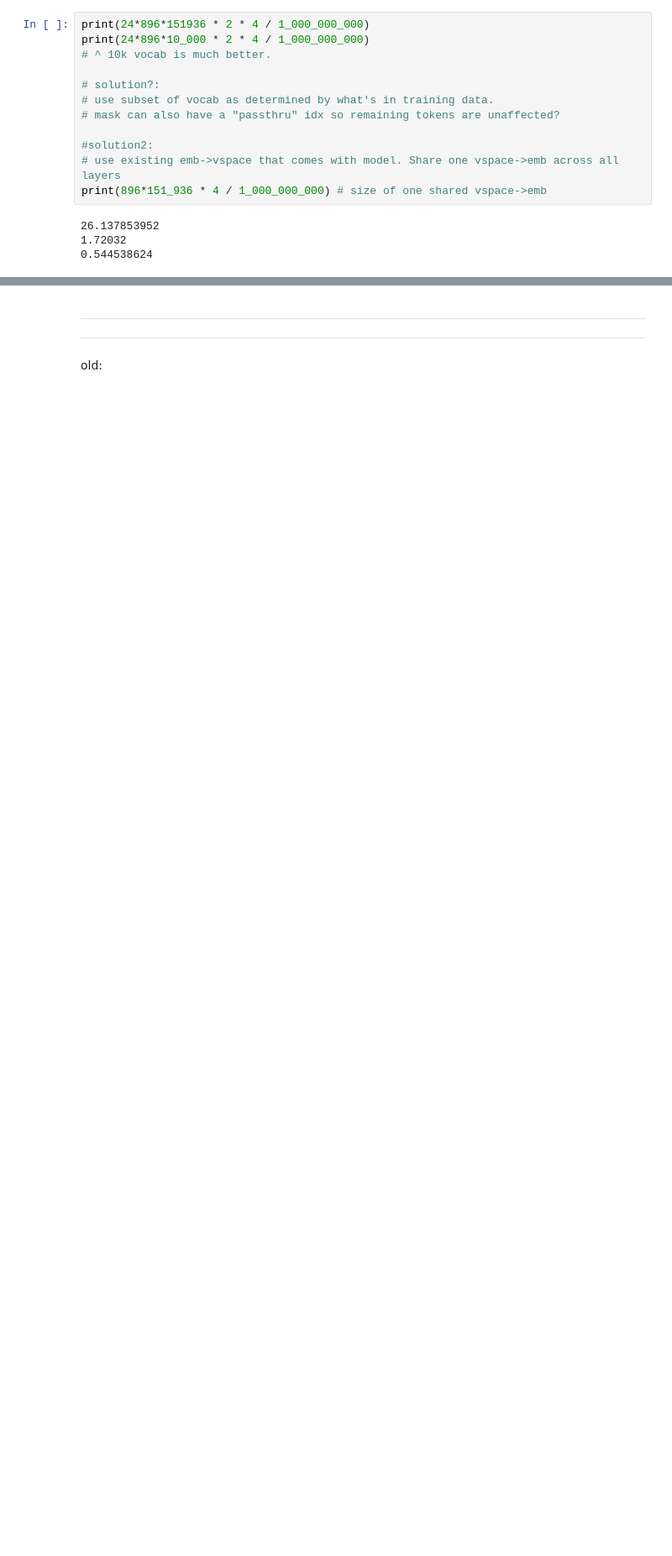
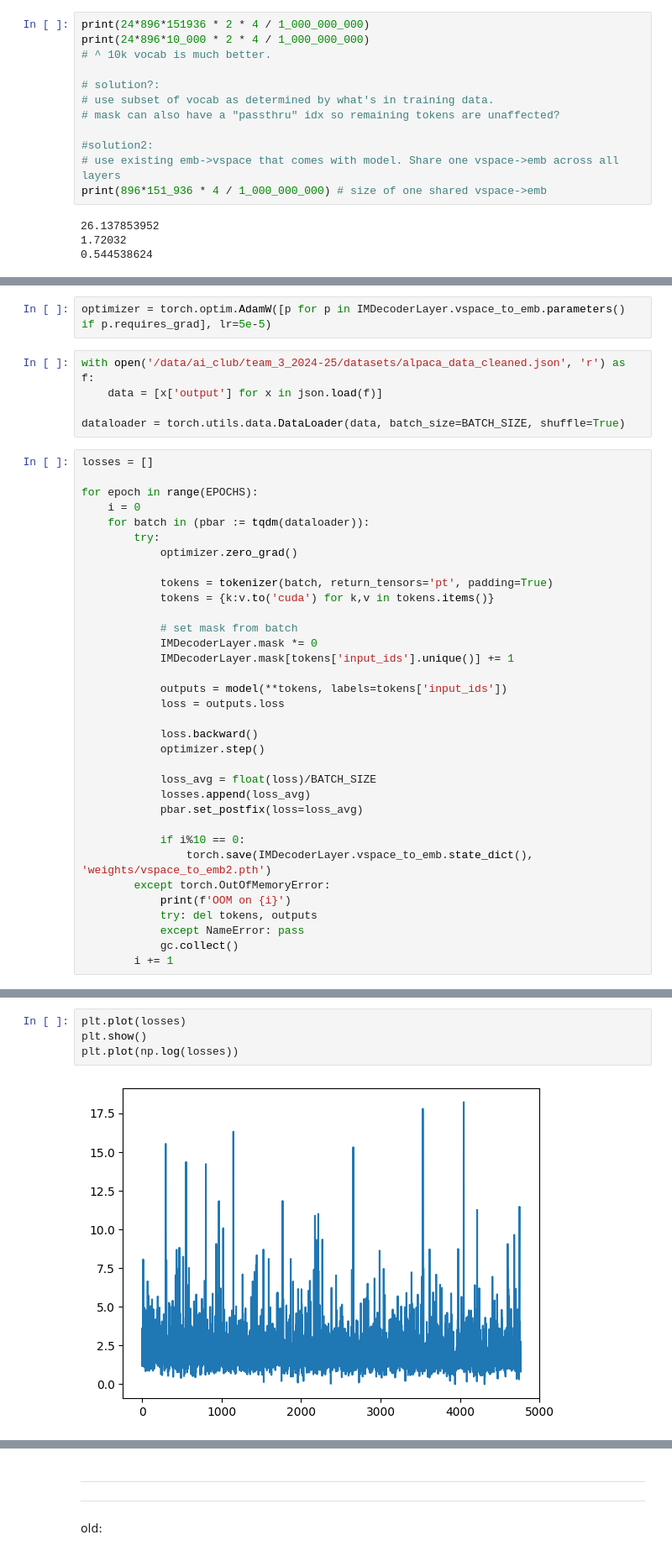
Before and after one commit to grallucas/LLTM, a Jupyter notebook: llm_core/test_finetune.ipynb, the cells around one changed output, grey strips where cells are left out. Shown at 84% size. Drawn from its saved outputs; the diff is of its cells as text; blank space fills up the shorter version.

```diff
--- a/llm_core/test_finetune.ipynb
+++ b/llm_core/test_finetune.ipynb
@@ -151,0 +199,41 @@ Here's my story: I took thelearponbarper
+# %%
+optimizer = torch.optim.AdamW([p for p in IMDecoderLayer.vspace_to_emb.parameters() if p.requires_grad], lr=5e-5)
+# %%
+with open('/data/ai_club/team_3_2024-25/datasets/alpaca_data_cleaned.json', 'r') as f:
+    data = [x['output'] for x in json.load(f)]
+
+dataloader = torch.utils.data.DataLoader(data, batch_size=BATCH_SIZE, shuffle=True)
+# %%
+losses = []
+
+for epoch in range(EPOCHS):
+    i = 0
+    for batch in (pbar := tqdm(dataloader)):
+        try:
+            optimizer.zero_grad()
+
+            tokens = tokenizer(batch, return_tensors='pt', padding=True)
+            tokens = {k:v.to('cuda') for k,v in tokens.items()}
+
+            # set mask from batch
+            IMDecoderLayer.mask *= 0
+            IMDecoderLayer.mask[tokens['input_ids'].unique()] += 1
+
+            outputs = model(**tokens, labels=tokens['input_ids'])
+            loss = outputs.loss
+
+            loss.backward()
+            optimizer.step()
+
+            loss_avg = float(loss)/BATCH_SIZE
+            losses.append(loss_avg)
+            pbar.set_postfix(loss=loss_avg)
+
+            if i%10 == 0:
+                torch.save(IMDecoderLayer.vspace_to_emb.state_dict(), 'weights/vspace_to_emb2.pth')
+        except torch.OutOfMemoryError:
+            print(f'OOM on {i}')
+            try: del tokens, outputs
+            except NameError: pass
+            gc.collect()
+        i += 1
@@ -151,0 +264,6 @@ Here's my story: I took thelearponbarper
+# %%
+plt.plot(losses)
+plt.show()
+plt.plot(np.log(losses))
+# %% [output]
+[figure, added]
```
Also changed, not shown: parts of 17 cells of this notebook.
